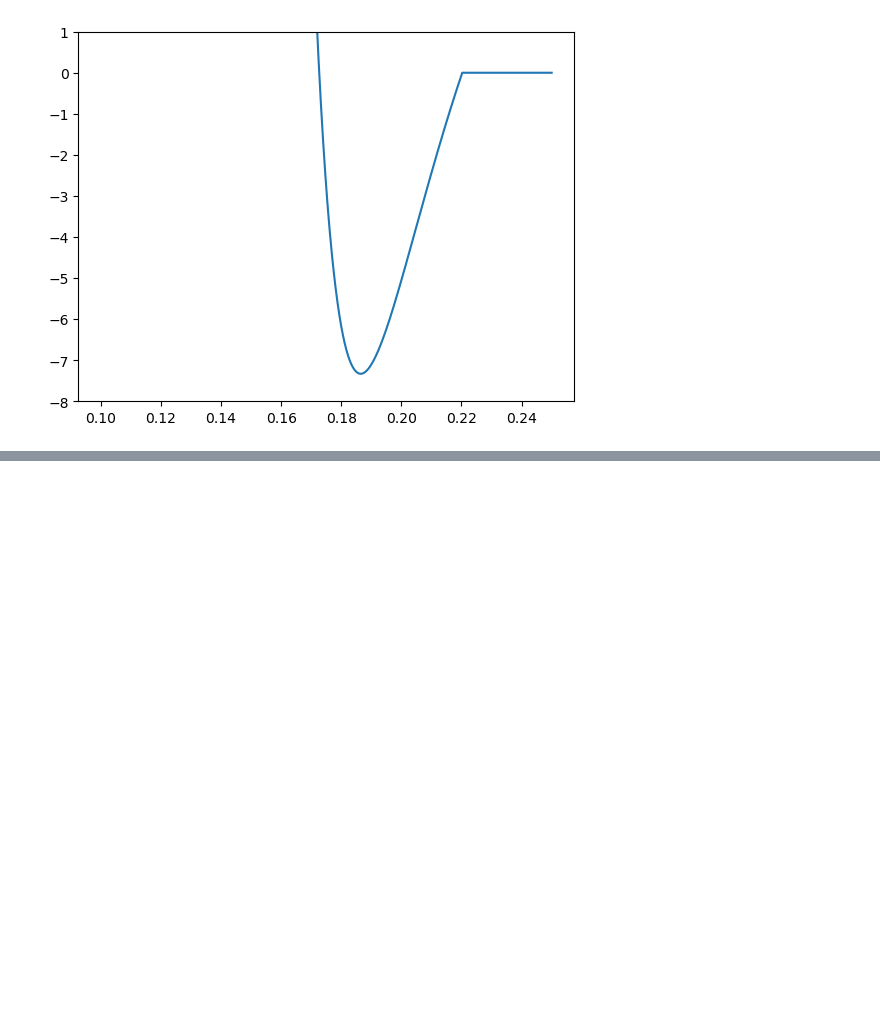
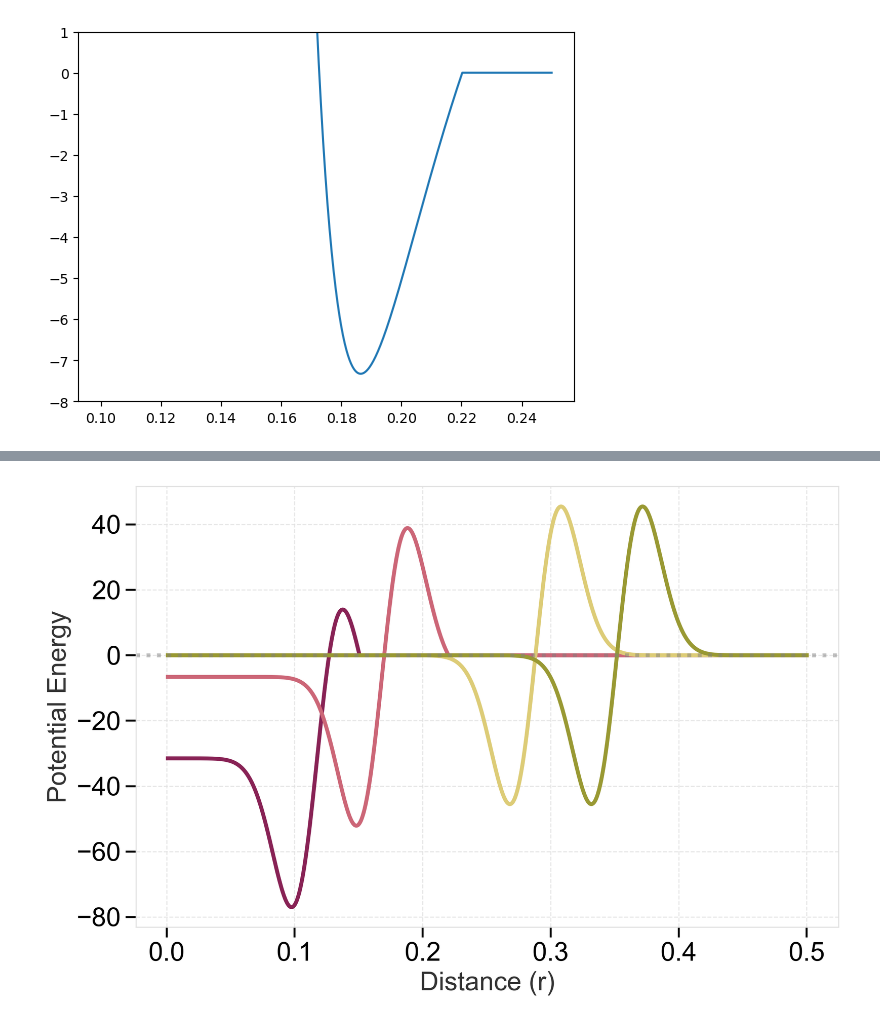
Before and after one commit to wppppupr/MTCargoSim, a Jupyter notebook: notebook/python.ipynb, the cells around one changed output, grey strips where cells are left out. Saved outputs shown, nothing was run; the diff lists cells and outputs as text; code cells hidden in the pictures; blank space fills up the shorter version.

Commit message:
feat: replace Lennard-Jones potential with ring-shaped Gaussian potential in dynamics calculation

```diff
--- a/notebook/python.ipynb
+++ b/notebook/python.ipynb
@@ -328,0 +561,79 @@ ax.set(ylim = (-8, 1))
+# %%
+import numpy as np
+import matplotlib.pyplot as plt
+
+# ==========================================
+# 2. リング状のガウシアンポテンシャル
+# ==========================================
+# 特定の距離 r_ring を中心として、幅 w のガウス型の谷（結合）を作る
+# V(r) = - H * exp( - (r - r_ring)^2 / (2 * w^2) )
+# 微分 (力): dV/dr = H * ((r - r_ring) / w^2) * exp( - (r - r_ring)^2 / (2 * w^2) )
+
+def Ring_Gaussian(r, H, r_ring, w):
+    return -H * np.exp(- (r - r_ring)**2 / (2.0 * w**2))
+
+def dot_Ring_Gaussian(r, H, r_ring, w):
+    return H * ((r - r_ring) / w**2) * np.exp(- (r - r_ring)**2 / (2.0 * w**2))
+
+def Ring_Gaussian_fs(r, H, r_ring, w, r_cut):
+    """カットオフ（シフト・力シフト）を施したリング状ガウシアン"""
+    return np.where(r <= r_cut,
+                    Ring_Gaussian(r, H, r_ring, w) - Ring_Gaussian(r_cut, H, r_ring, w) - (r - r_cut) * dot_Ring_Gaussian(r_cut, H, r_ring, w),
+                    0)
+
+def dot_Ring_Gaussian_fs(r, H, r_ring, w, r_cut):
+    """カットオフ（シフト・力シフト）を施したリング状ガウシアン"""
+    return np.where(r <= r_cut,
+                    dot_Ring_Gaussian(r, H, r_ring, w) - dot_Ring_Gaussian(r_cut, H, r_ring, w),
+                    0)
+
+# ==========================================
+# パラメータ設定 (追加分)
+# ==========================================
+d = 0.025
+l = 0.01
+
+r = np.linspace(1e-3, 0.5, 50000)
+
+def r_0(radius, d):
+    return np.sqrt(2 * radius * d / (1+d/(2*radius))**2)
+
+def r_cut(radius, d, l):
+    return np.sqrt((d+2*l) * (2*radius+2*l) / (1+(2*l+d/2)/radius)**2)
+
+# 2. リング状ガウシアンパラメータ
+H = 1.5        # 井戸の深さ
+r_ring = r_0  # 最も強く結合させたい距離（リングの半径）
+w = 2*l      # 結合の許容幅 (狭いほど鋭いポケットになる)
+
+# ==========================================
+# プロット
+# ==========================================
+fig, ax = plt.subplots(figsize=(9, 6))
+
+
+# ③ リング状ガウシアン (特定の距離だけポコッと凹む相互作用)
+ax.plot(r, dot_Ring_Gaussian_fs(r, H, r_0(0.3, d), w, r_cut(0.3, d, l)), label='Ring Gaussian (Force-Shifted), 0.6um')
+
+ax.plot(r, dot_Ring_Gaussian_fs(r, H, r_0(0.59, d), w, r_cut(0.59, d, l)), label='Ring Gaussian (Force-Shifted), 1um')
+
+ax.plot(r, dot_Ring_Gaussian_fs(r, H, r_0(1.685, d), w, r_cut(1.685, d, l)), label='Ring Gaussian (Force-Shifted), 3um')
+
+ax.plot(r, dot_Ring_Gaussian_fs(r, H, r_0(2.5, d), w, r_cut(2.5, d, l)), label='Ring Gaussian (Force-Shifted), 5um')
+
+# r_0の位置
+#ax.vlines(r_0, -10, 10, color = "gray", linestyle='-.', zorder = -1)
+
+# r_cutの位置
+#ax.vlines(r_cut, -10, 10, color = "gray", linestyle='-.', zorder = -1)
+
+ax.axhline(0, color='gray', linestyle=':', alpha=0.5)
+
+"""ax.set(xlim=(0, 0.3),
+        ylim=(-1.5, 2))"""
+ax.set_xlabel('Distance (r)')
+ax.set_ylabel('Potential Energy')
+#ax.set_title('Comparison of Potential Models (Force-Shifted)', fontsize=14)
+plt.show()
+# %% [output]
+[figure, added]
```
Also changed, not shown: parts of 2 cells of this notebook, 3 other files.
